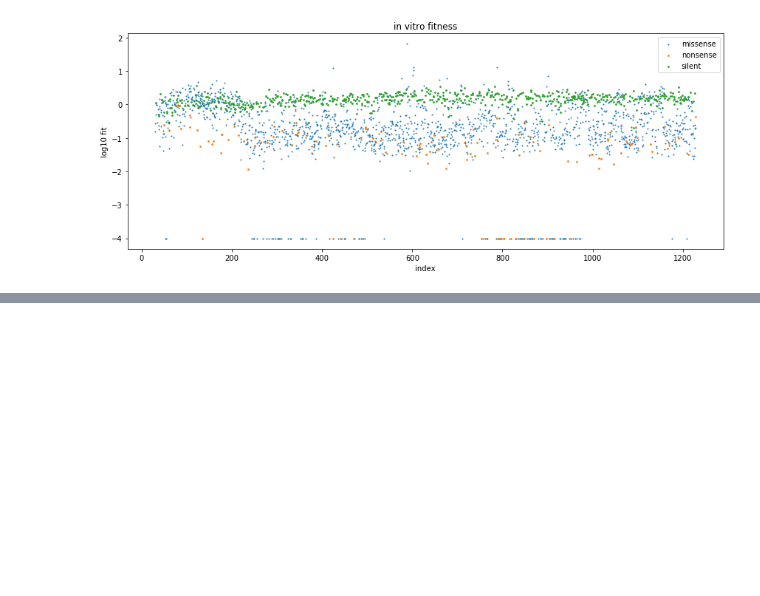
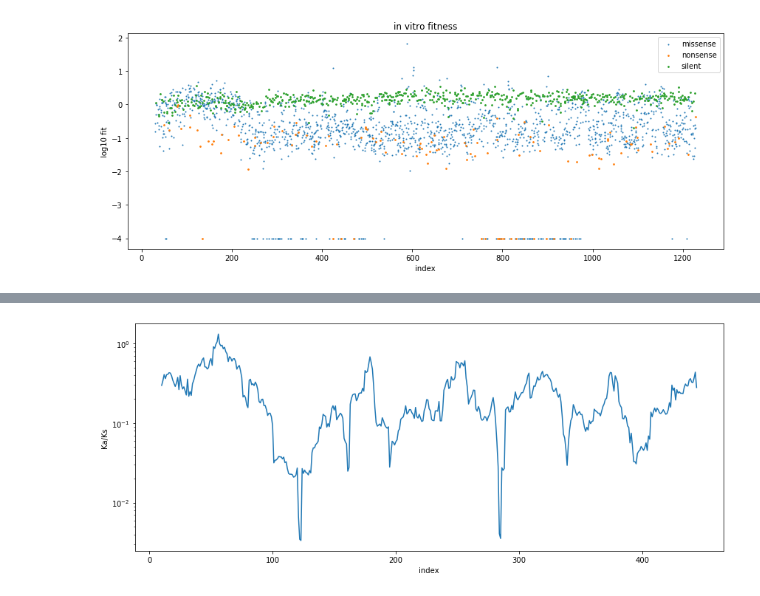
Before and after one commit to Tian-hao/flu_NA, a Jupyter notebook: NA_NOA.ipynb, the cells around one changed output, grey strips where cells are left out. Cells and saved outputs as stored; diff of their text form; code cells hidden in the pictures; blank space fills up the shorter version.

```diff
--- a/NA_NOA.ipynb
+++ b/NA_NOA.ipynb
@@ -787,0 +869,39 @@ plt.tight_layout()
+# %%
+window = 20
+
+def calc_dndsnorm(codonseq):
+    dn = 0; ds = 0; oldaa = codonseq.translate()
+    for i,nuc in enumerate(codonseq):
+        for newnuc in list('ATCG'):
+            if newnuc != nuc:
+                newcodon = codonseq[:i]+newnuc+codonseq[i+1:]
+                newaa = newcodon.translate()
+                if newaa != oldaa:
+                    dn += 1
+                else:
+                    ds += 1
+    return dn,ds
+
+dndsdict = {}
+for codon in range(lencodon-window):
+    if codon in dsdict:
+        dn = 0; ds = 0
+        for w in range(window):
+            dn += dndict[codon+w]
+            ds += dsdict[codon+w]
+        if ds == 0: continue
+        dnds = dn/ds
+        codonseq = Seq(reforfseq[codon*3:(codon+window)*3])
+        normdn,normds = calc_dndsnorm(codonseq)
+        normdnds = normdn/normds
+        dndsdict[codon] = dnds/normdnds
+# %%
+plt.figure(figsize=(12,5))
+plt.plot([x+window/2 for x in list(dndsdict.keys())],list(dndsdict.values()))
+plt.ylabel('Ka/Ks')
+plt.xlabel('index')
+plt.yscale('log')
+plt.tight_layout()
+plt.savefig('dnds.png',dpi=600)
+# %% [output]
+[figure, added]
```
Also changed, not shown: parts of 6 cells of this notebook.
